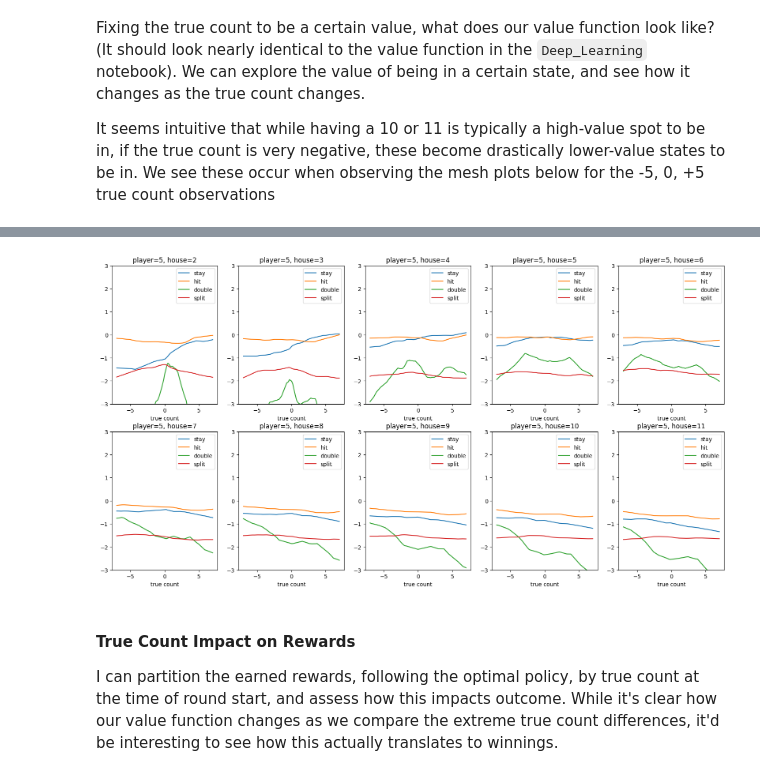
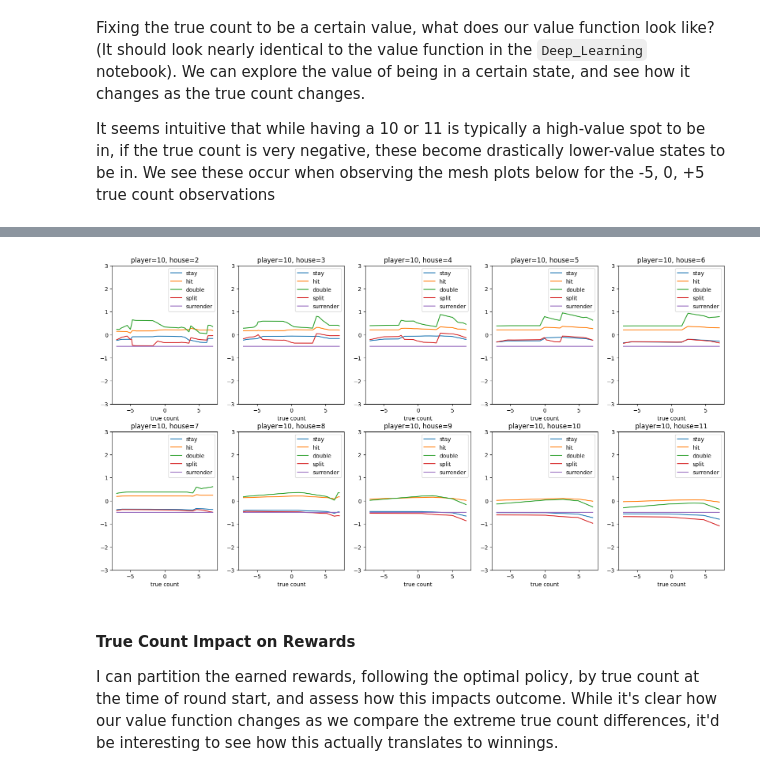
Before and after one commit to petersim1/Blackjack_RL, a Jupyter notebook: Deep_Learning_Count.ipynb, the cells around one changed output, grey strips where cells are left out. Saved outputs shown, nothing was run; the diff lists cells and outputs as text; code cells hidden in the pictures.

Commit message:
add count eval

```diff
--- a/Deep_Learning_Count.ipynb
+++ b/Deep_Learning_Count.ipynb
@@ -460,29 +556,33 @@ plt.show()
 # %%
 fig = plt.figure(figsize=(20,10))
 
 nrows = 2
 ncols = 5
 
-player = 5
+player = 10
 useable_ace = -1
-can_split = -1
-can_double = 1
 
-for i in range(10):
+count_range = np.arange(-7, 7.01, 0.01)
+
+for h in range(10):
     obs = []
-    ax = fig.add_subplot(nrows,ncols,i+1)
-    ax.set_title(f"player={player}, house={i+2}")
-    for j in np.arange(-7,7.01,0.01):
-        obs.append((player, i+2, useable_ace, can_split, can_double, j))
-    q, _, _ = network.act(torch.tensor(obs, dtype=torch.float32))
-    for i in range(4):
-        ax.plot(np.arange(-7,7.01,0.01), q[:,i], label=network.moves[i])
+
+    ax = fig.add_subplot(nrows, ncols, h + 1)
+    ax.set_title(f"player={player}, house={h + 2}")
+
+    for j in count_range:
+        obs.append((player, h + 2, useable_ace, j))
+
+    with torch.no_grad():
+        q = network(torch.tensor(obs, dtype=torch.float32))
+    for i in range(5):
+        ax.plot(count_range, q[:,i], label=network.moves[i])
     ax.legend()
     ax.set_xlabel("true count")
     ax.set_ylim(-3,3)
 plt.show()
 # %% [output]
-[figure, old version]
+[figure, new version]
 # %% [markdown]
 #### True Count Impact on Rewards
 
```
Also changed, not shown: parts of 14 cells of this notebook, 3 other files.
